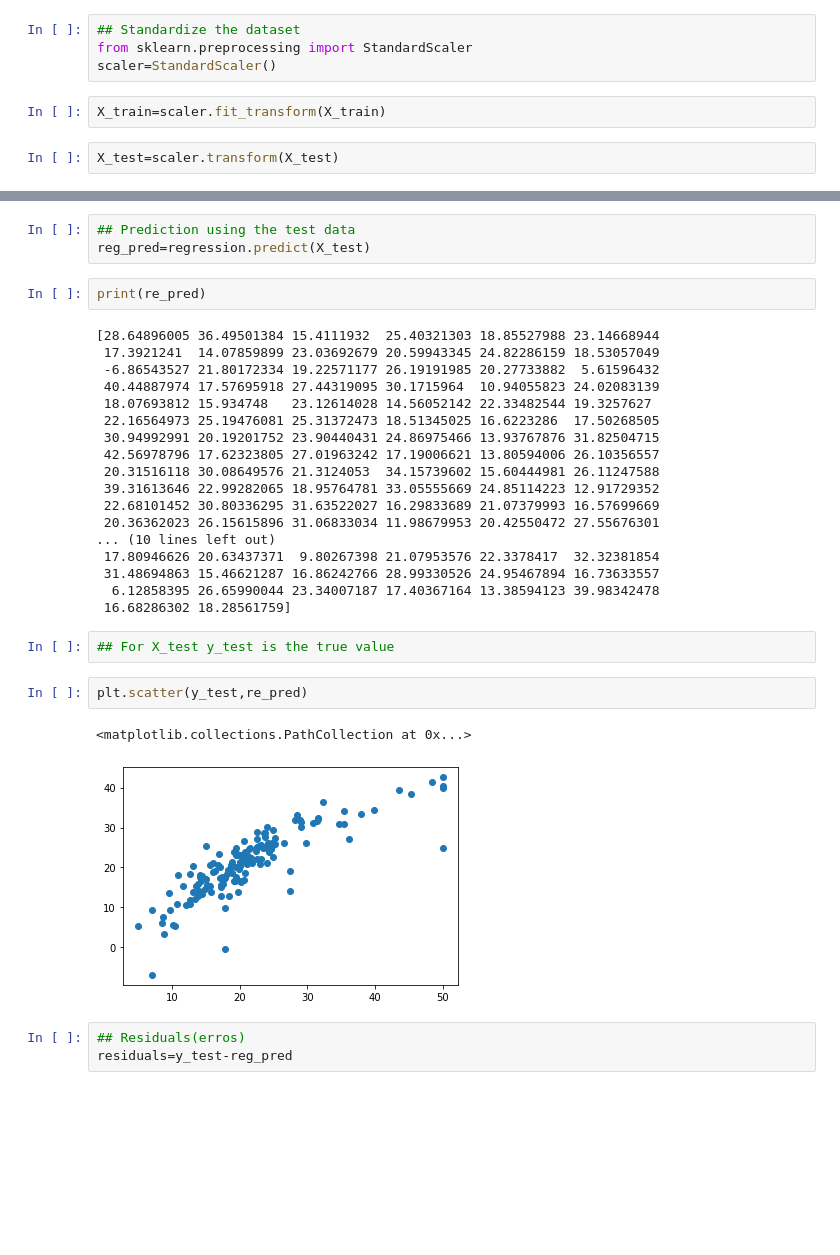
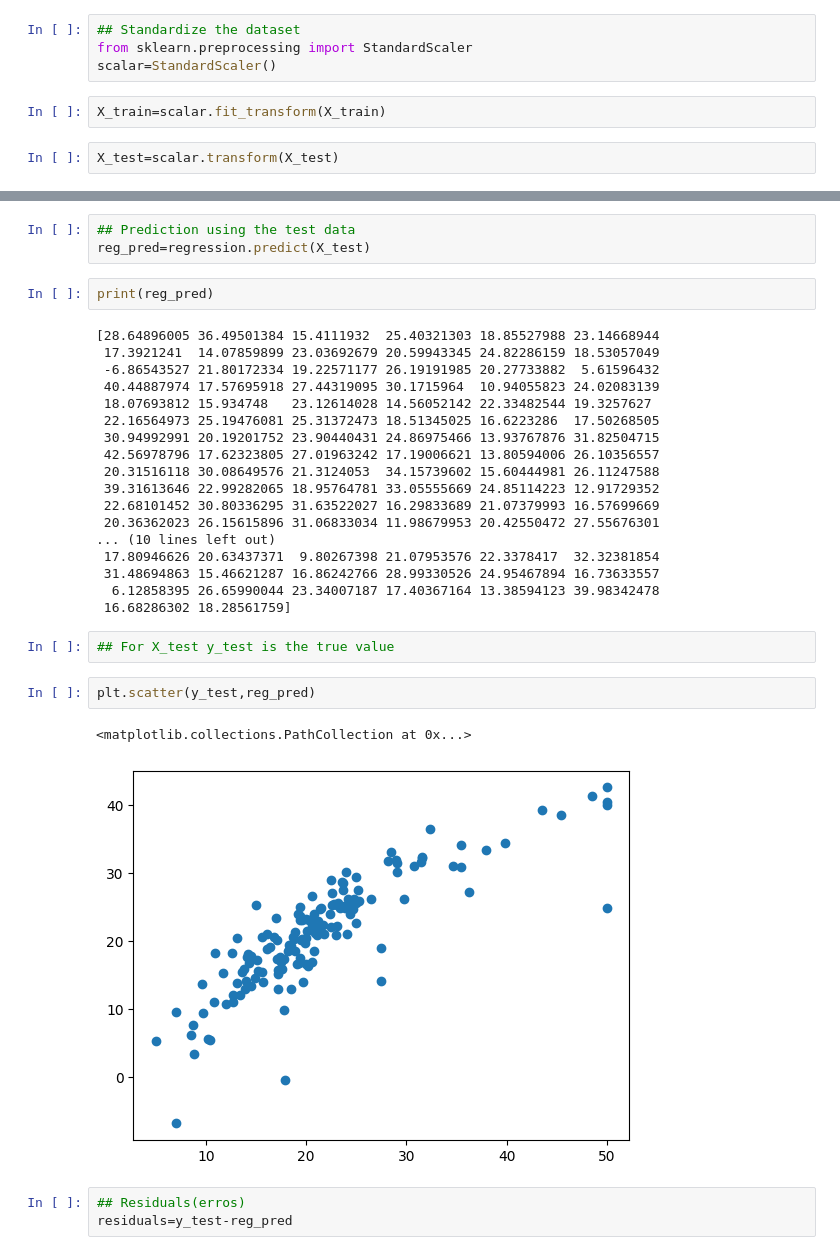
Before and after one commit to Sanjayy-ux/housepricing, a Jupyter notebook: House_price.ipynb, the cells around one changed output, grey strips where cells are left out. Saved outputs shown, nothing was run; the diff lists cells and outputs as text; blank space fills up the shorter version.

```diff
--- a/House_price.ipynb
+++ b/House_price.ipynb
@@ -290,8 +306,8 @@ X_test
 # %%
 ## Standardize the dataset
 from sklearn.preprocessing import StandardScaler
-scaler=StandardScaler()
+scalar=StandardScaler()
 # %%
-X_train=scaler.fit_transform(X_train)
+X_train=scalar.fit_transform(X_train)
 # %%
-X_test=scaler.transform(X_test)
+X_test=scalar.transform(X_test)
@@ -344,7 +363,7 @@ regression.get_params()
 ## Prediction using the test data
 reg_pred=regression.predict(X_test)
 # %%
-print(re_pred)
+print(reg_pred)
 # %% [output]
 [28.64896005 36.49501384 15.4111932  25.40321303 18.85527988 23.14668944
  17.3921241  14.07859899 23.03692679 20.59943345 24.82286159 18.53057049
@@ -366,10 +385,10 @@ print(re_pred)
 # %%
 ## For X_test y_test is the true value
 # %%
-plt.scatter(y_test,re_pred)
+plt.scatter(y_test,reg_pred)
 # %% [output]
 <matplotlib.collections.PathCollection at 0x...>
-[figure, old version]
+[figure, new version]
 # %%
 ## Residuals(erros)
 residuals=y_test-reg_pred
```
Also changed, not shown: parts of 15 cells of this notebook, 4 other files.
